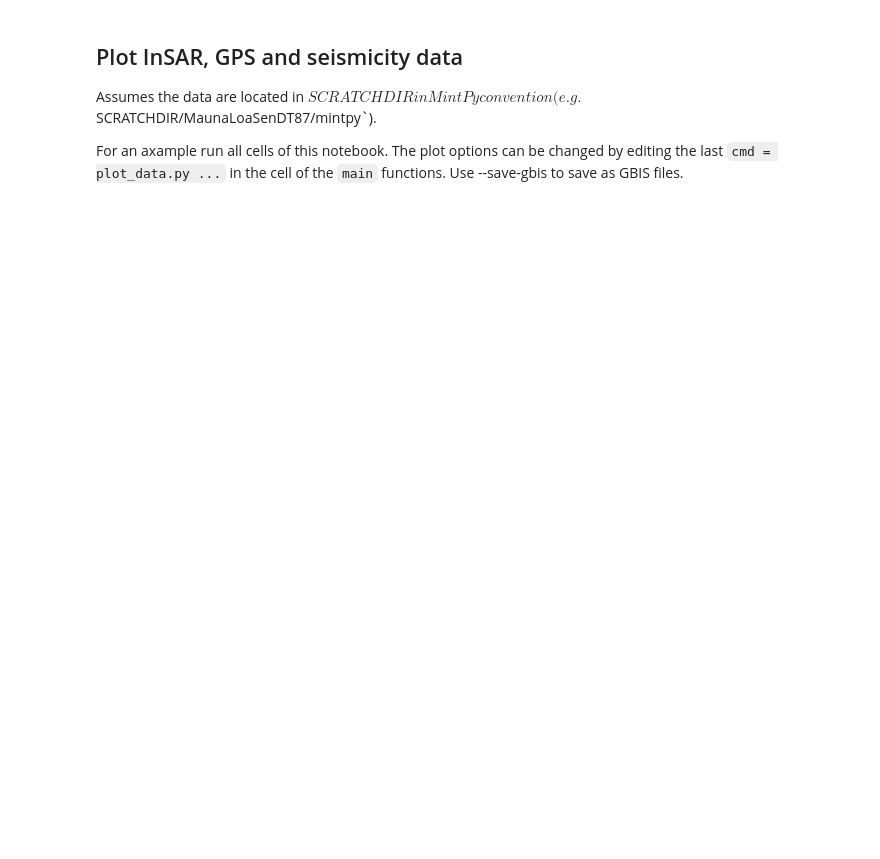
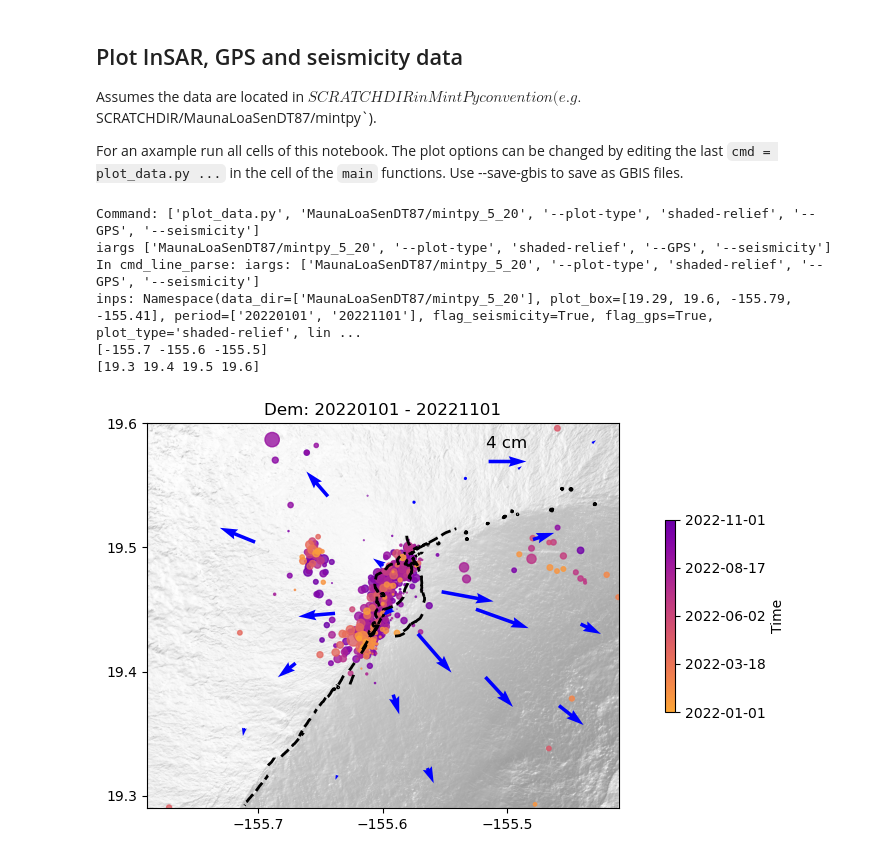
Before and after one commit to falkamelung/PlotData, a Jupyter notebook: plot_data.ipynb, the cells around one changed output. Cells and saved outputs as stored; diff of their text form; code cells hidden in the pictures; blank space fills up the shorter version.

```diff
--- a/plot_data.ipynb
+++ b/plot_data.ipynb
@@ -181,8 +193,8 @@ def run_plot(data_dict, inps):
         axes[i].set_xlim(plot_box[2], plot_box[3])
         axes[i].set_ylim(plot_box[0], plot_box[1])
 
-        if plot_type == 'velocity' or plot_type == 'horzvert' or plot_type == 'ifgram':
-            if plot_type == 'velocity' or plot_type == 'horzvert':
+        if plot_type == 'velocity' or plot_type == 'horzvert' or plot_type == 'ifgram' or plot_type == 'step':
+            if plot_type == 'velocity' or plot_type == 'horzvert' or plot_type == 'step':
                 cmd = generate_view_velocity_cmd(file, inps)
             elif plot_type == 'ifgram':
                 cmd = generate_view_ifgram_cmd(work_dir, date12, inps)
@@ -205,10 +217,10 @@ def run_plot(data_dict, inps):
             norm_times = normalize_earthquake_times(events_df, start_date, end_date)
             cmap = modify_colormap( cmap_name = cmap_name, exclude_beginning = exclude_beginning, exclude_end = exclude_end, show = False)
 
-            # This works but plotsize is changed
-            # if  not ( len(data_dict.items()) == 2 and i ==0 ):
-            #     axes[i].scatter(events_df["Longitude"],events_df["Latitude"],s=2*events_df["Magnitude"] ** 3, c=norm_times,cmap=cmap,alpha=0.8)
-            #     add_colorbar(ax = axes[i], cmap = cmap, start_date = start_date, end_date = end_date)
+            axes[i].scatter(events_df["Longitude"],events_df["Latitude"],s=2*events_df["Magnitude"] ** 3, c=norm_times,cmap=cmap,alpha=0.8)
+            # plot scale only is one ployy
+            if  not ( len(data_dict.items()) == 2):
+                add_colorbar(ax = axes[i], cmap = cmap, start_date = start_date, end_date = end_date)
 
         if flag_gps:
             gps,lon,lat,U,V,Z,quiver_label = get_gps(gps_dir, gps_list_file, plot_box, start_date, end_date, gps_unit, inps.gps_key_length)
@@ -224,32 +236,40 @@ def main(iargs=None):
     print('inps:',inps)
     data_dict = run_prepare(inps)
     run_plot(data_dict, inps)
 
     # return data_dict, inps, iargs
     return None, None, None
 ###########################################################################################
 
 if __name__ == '__main__':
     if is_jupyter():
         # in Jupyter, assign command line args to sys.argv
         cmd = 'plot_data.py --help'
         cmd = 'plot_data.py MaunaLoaSenDT87 --plot-type ifgram --seismicity --GPS'
         cmd = 'plot_data.py MaunaLoaSenDT87 --plot-type shaded_relief --seismicity --GPS'
         cmd = 'plot_data.py MaunaLoaSenAT124 MaunaLoaSenDT87 --noseismicity --GPS'
         cmd = 'plot_data.py MaunaLoaSenAT124 MaunaLoaSenDT87 --ref-point 19.55,-155.45'
         cmd = 'plot_data.py MaunaLoaSenDT87 --plot-type velocity'
         cmd = 'plot_data.py MaunaLoaSenDT87/mintpy_5_20 MaunaLoaSenAT124/mintpy_5_20 --plot-type horzvert --ref-point 19.55,-155.45 --mask-thresh 0.9'
         cmd = 'plot_data.py MaunaLoaSenDT87/mintpy_5_20 MaunaLoaSenAT124/mintpy_5_20 --plot-type horzvert --ref-point 19.55,-155.45 --period 20220801-20221127 --plot-box 19.43:19.5,-155.62:-155.55 --vlim -5 5 --save-gbis'
         cmd = 'plot_data.py --help'
-        cmd = 'plot_data.py MaunaLoaSenDT87/mintpy_5_20  --plot-type shaded-relief --GPS'
         cmd = 'plot_data.py MaunaLoaSenDT87/mintpy_5_20 MaunaLoaSenAT124/mintpy_5_20 --plot-type velocity --ref-point 19.55,-155.45 --period 20220801-20221127 --vlim -20 20 --save-gbis --GPS --seismicity --fontsize 14'
         cmd = 'plot_data.py MaunaLoaSenDT87/mintpy_5_20  --plot-type shaded-relief --GPS --GPS-scale-fac 200 --GPS-key-length 1'
+        cmd = 'plot_data.py MaunaLoaSenDT87/mintpy_5_20  --plot-type shaded-relief --GPS --seismicity'
 
         # replace multiple spaces with a single space, remove trailing space
         cmd = re.sub(' +', ' ', cmd)
         cmd = cmd.rstrip()
 
         sys.argv = cmd.split()
     print('Command:',sys.argv)
     data_dict, inps, sys.argv = main(sys.argv[1:])
+# %% [output]
+Command: ['plot_data.py', 'MaunaLoaSenDT87/mintpy_5_20', '--plot-type', 'shaded-relief', '--GPS', '--seismicity']
+iargs ['MaunaLoaSenDT87/mintpy_5_20', '--plot-type', 'shaded-relief', '--GPS', '--seismicity']
+In cmd_line_parse: iargs: ['MaunaLoaSenDT87/mintpy_5_20', '--plot-type', 'shaded-relief', '--GPS', '--seismicity']
+inps: Namespace(data_dir=['MaunaLoaSenDT87/mintpy_5_20'], plot_box=[19.29, 19.6, -155.79, -155.41], period=['20220101', '20221101'], flag_seismicity=True, flag_gps=True, plot_type='shaded-relief', lin ...
+[-155.7 -155.6 -155.5]
+[19.3 19.4 19.5 19.6]
+[figure, added]
 # %%
```
Also changed, not shown: parts of 3 cells of this notebook, 4 other files.
